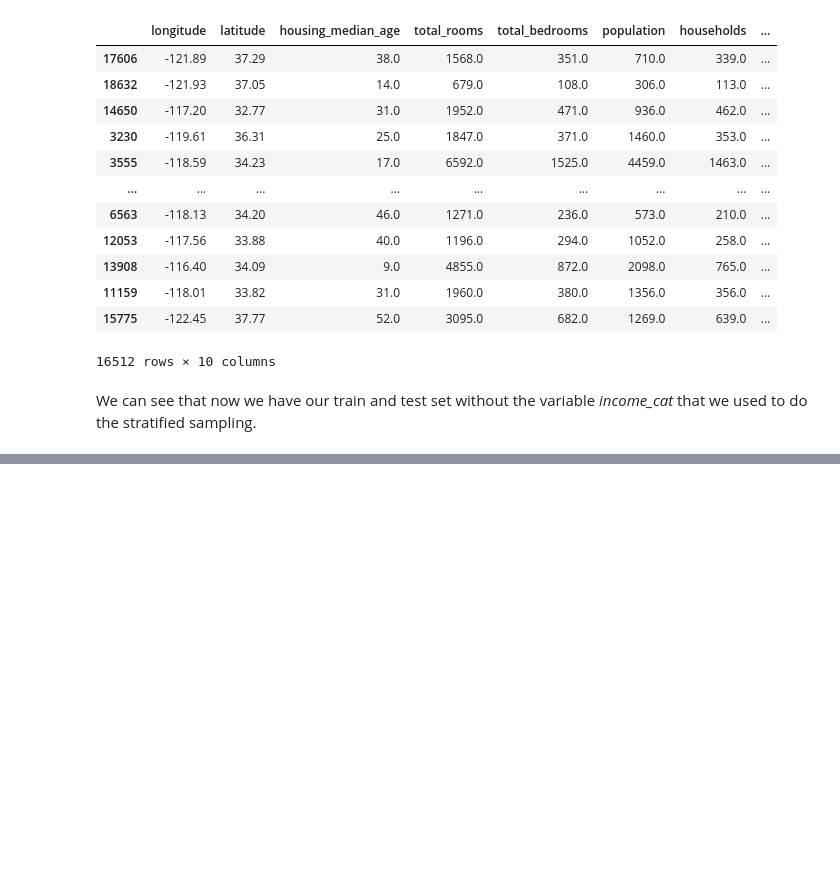
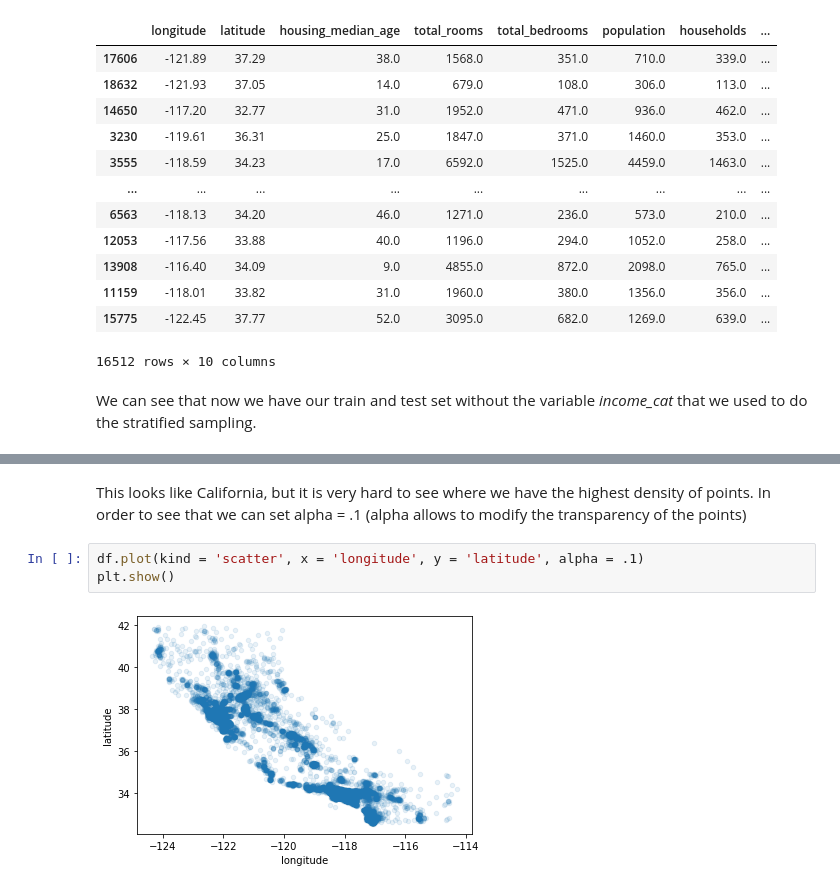
Before and after one commit to faresalouf/Machine_Learning, a Jupyter notebook: 1_Get_Started.ipynb, the cells around one changed output, grey strips where cells are left out. Drawn from its saved outputs; the diff is of its cells as text; blank space fills up the shorter version.

```diff
--- a/1_Get_Started.ipynb
+++ b/1_Get_Started.ipynb
@@ -254,0 +304,7 @@ We can see that now we have our train and test set without the variable *income_
+# %% [markdown]
+This looks like California, but it is very hard to see where we have the highest density of points. In order to see that we can set alpha = .1 (alpha allows to modify the transparency of the points)
+# %%
+df.plot(kind = 'scatter', x = 'longitude', y = 'latitude', alpha = .1)
+plt.show()
+# %% [output]
+[figure, added]
```
Also changed, not shown: parts of 26 cells of this notebook.
